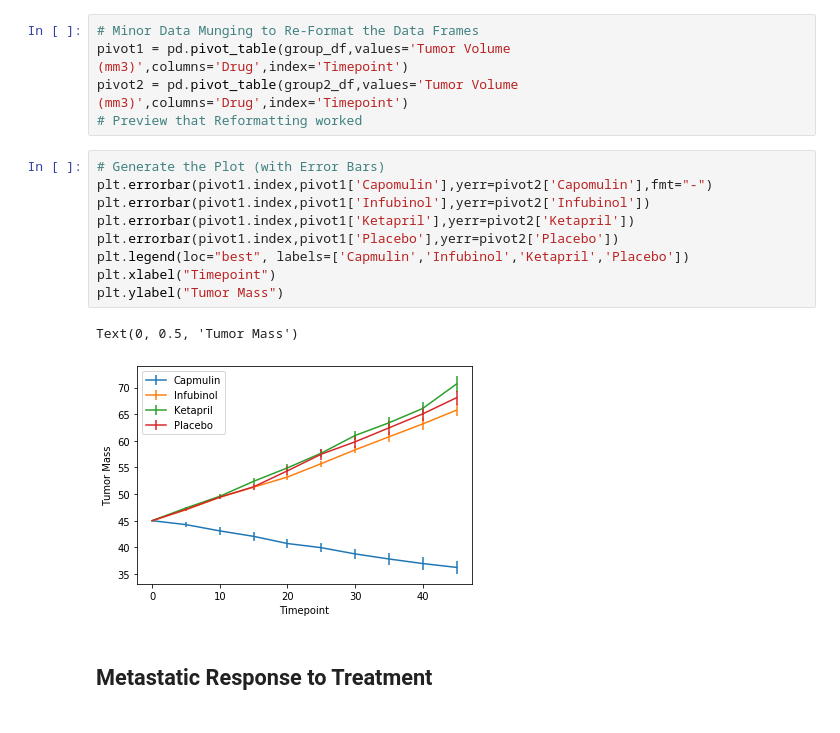
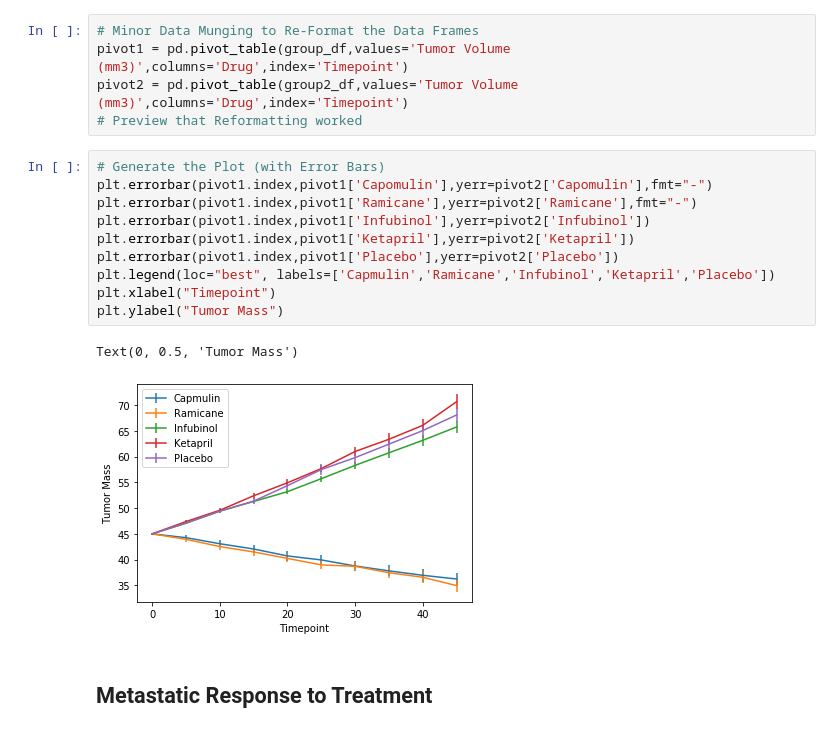
Before and after one commit to heyitstobes/matplotlib-challenge, a Jupyter notebook: matplotlib_challenge/Pymaceuticals/pymaceuticals_starter.ipynb, the cells around one changed output. Drawn from its saved outputs; the diff is of its cells as text.

```diff
--- a/matplotlib_challenge/Pymaceuticals/pymaceuticals_starter.ipynb
+++ b/matplotlib_challenge/Pymaceuticals/pymaceuticals_starter.ipynb
@@ -66,15 +66,16 @@ pivot2 = pd.pivot_table(group2_df,values='Tumor Volume (mm3)',columns='Drug',ind
 # %%
 # Generate the Plot (with Error Bars)
 plt.errorbar(pivot1.index,pivot1['Capomulin'],yerr=pivot2['Capomulin'],fmt="-")
+plt.errorbar(pivot1.index,pivot1['Ramicane'],yerr=pivot2['Ramicane'],fmt="-")
 plt.errorbar(pivot1.index,pivot1['Infubinol'],yerr=pivot2['Infubinol'])
 plt.errorbar(pivot1.index,pivot1['Ketapril'],yerr=pivot2['Ketapril'])
 plt.errorbar(pivot1.index,pivot1['Placebo'],yerr=pivot2['Placebo'])
-plt.legend(loc="best", labels=['Capmulin','Infubinol','Ketapril','Placebo'])
+plt.legend(loc="best", labels=['Capmulin','Ramicane','Infubinol','Ketapril','Placebo'])
 plt.xlabel("Timepoint")
 plt.ylabel("Tumor Mass")
 # %% [output]
 Text(0, 0.5, 'Tumor Mass')
-[figure, old version]
+[figure, new version]
 # %% [markdown]
 ## Metastatic Response to Treatment
 # %%
```
Also changed, not shown: parts of 3 cells of this notebook.
